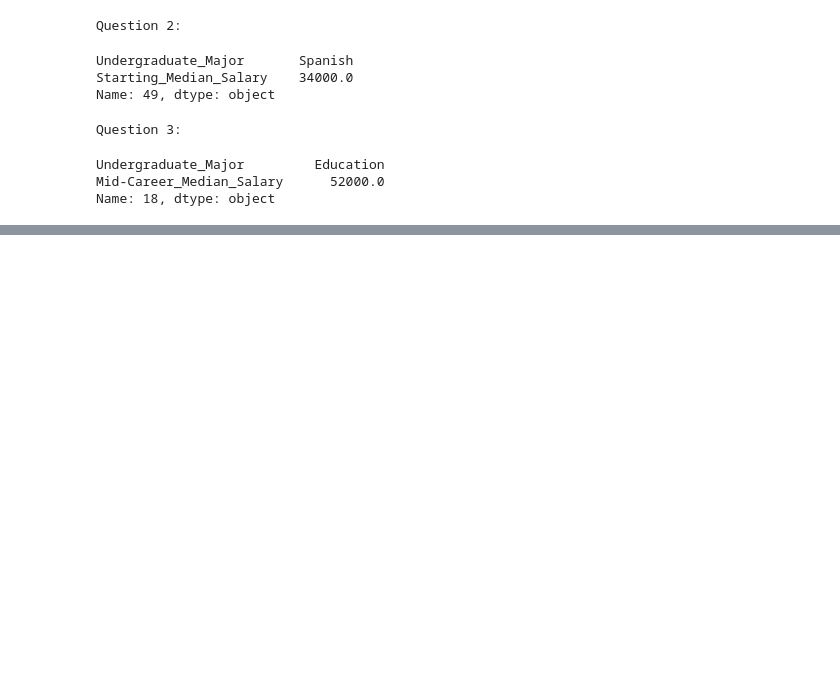
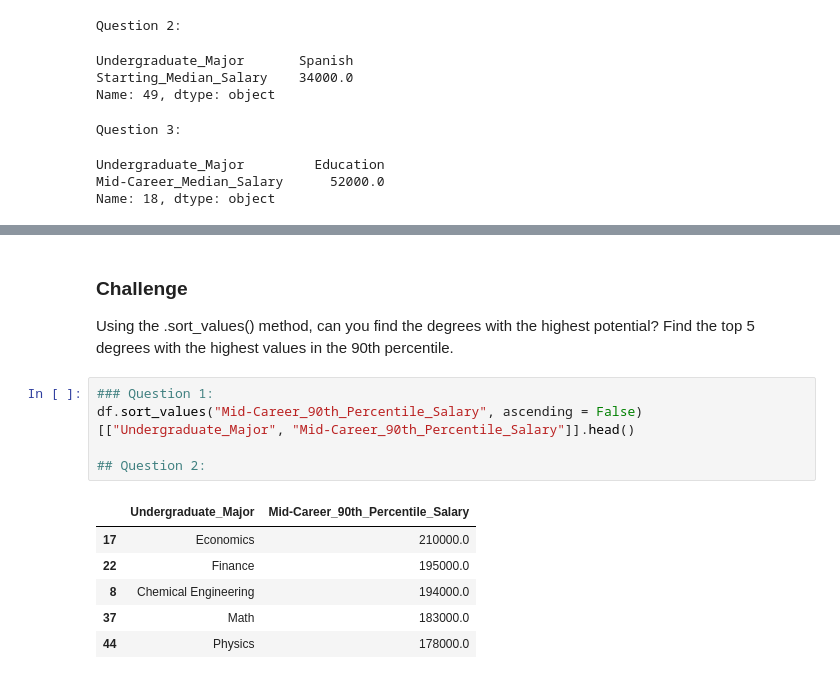
Before and after one commit to shane-221/Python_Basics, a Jupyter notebook: 09_Advanced-Data_Analysis(Pandas-Plotly-Seaborn)/72_Data_With_Pandas/Analysis_of_Dataset.ipynb, the cells around one changed output, grey strips where cells are left out. Cells and saved outputs as stored; diff of their text form; blank space fills up the shorter version.

```diff
--- a/09_Advanced-Data_Analysis(Pandas-Plotly-Seaborn)/72_Data_With_Pandas/Analysis_of_Dataset.ipynb
+++ b/09_Advanced-Data_Analysis(Pandas-Plotly-Seaborn)/72_Data_With_Pandas/Analysis_of_Dataset.ipynb
@@ -118,0 +173,16 @@ Name: 18, dtype: object
+# %% [markdown]
+### Challenge
+
+Using the .sort_values() method, can you find the degrees with the highest potential? Find the top 5 degrees with the highest values in the 90th percentile.
+# %%
+### Question 1:
+df.sort_values("Mid-Career_90th_Percentile_Salary", ascending = False)[["Undergraduate_Major", "Mid-Career_90th_Percentile_Salary"]].head()
+
+## Question 2:
+# %% [output]
+|  | Undergraduate_Major | Mid-Career_90th_Percentile_Salary |
+| 17 | Economics | 210000.0 |
+| 22 | Finance | 195000.0 |
+| 8 | Chemical Engineering | 194000.0 |
+| 37 | Math | 183000.0 |
+| 44 | Physics | 178000.0 |
```
Also changed, not shown: parts of 5 cells of this notebook.
